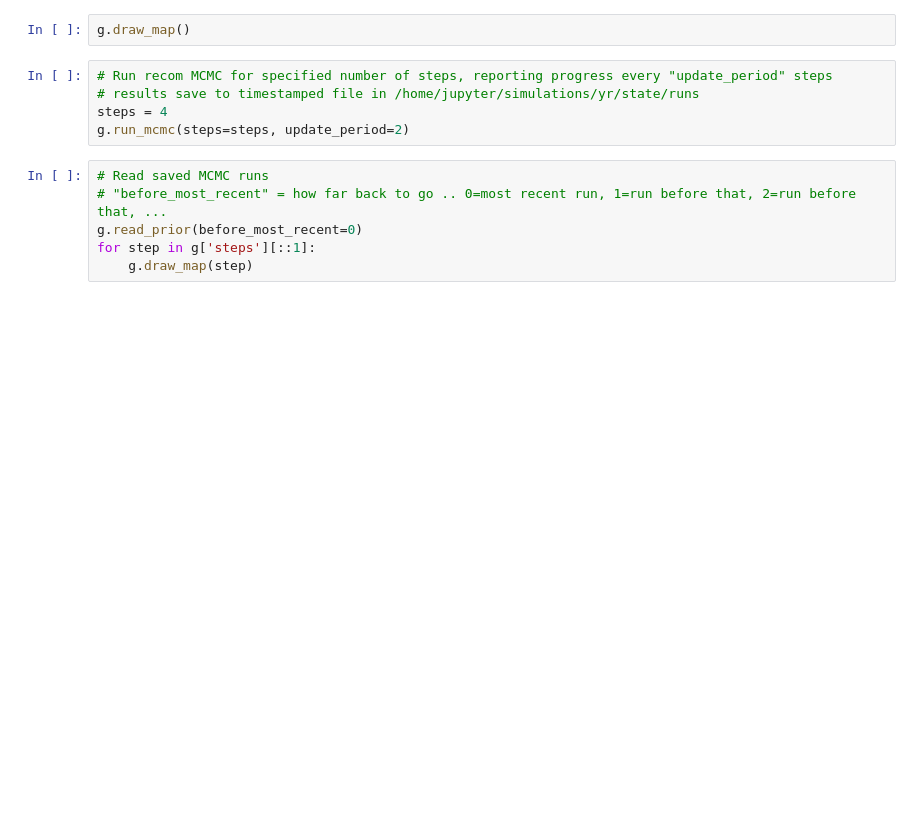
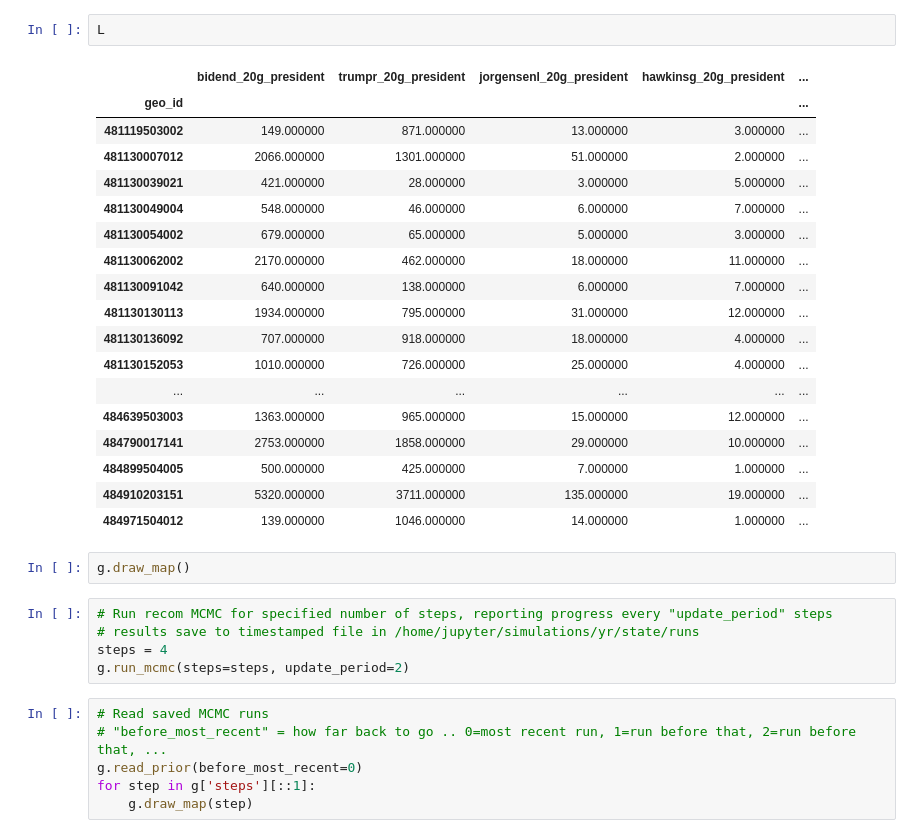
Before and after one commit to vianeyr6/MathVGerrmandering_CMAT_2021, a Jupyter notebook: Gerrymandering_v6.ipynb, the cells around one changed output. Drawn from its saved outputs; the diff is of its cells as text; blank space fills up the shorter version.

```diff
--- a/Gerrymandering_v6.ipynb
+++ b/Gerrymandering_v6.ipynb
@@ -673,3 +733,24 @@ I
+# %%
+L
+# %% [output]
+|  | bidend_20g_president | trumpr_20g_president | jorgensenl_20g_president | hawkinsg_20g_president | ... |
+| geo_id |  |  |  |  | ... |
+| 481119503002 | 149.000000 | 871.000000 | 13.000000 | 3.000000 | ... |
+| 481130007012 | 2066.000000 | 1301.000000 | 51.000000 | 2.000000 | ... |
+| 481130039021 | 421.000000 | 28.000000 | 3.000000 | 5.000000 | ... |
+| 481130049004 | 548.000000 | 46.000000 | 6.000000 | 7.000000 | ... |
+| 481130054002 | 679.000000 | 65.000000 | 5.000000 | 3.000000 | ... |
+| 481130062002 | 2170.000000 | 462.000000 | 18.000000 | 11.000000 | ... |
+| 481130091042 | 640.000000 | 138.000000 | 6.000000 | 7.000000 | ... |
+| 481130130113 | 1934.000000 | 795.000000 | 31.000000 | 12.000000 | ... |
+| 481130136092 | 707.000000 | 918.000000 | 18.000000 | 4.000000 | ... |
+| 481130152053 | 1010.000000 | 726.000000 | 25.000000 | 4.000000 | ... |
+| ... | ... | ... | ... | ... | ... |
+| 484639503003 | 1363.000000 | 965.000000 | 15.000000 | 12.000000 | ... |
+| 484790017141 | 2753.000000 | 1858.000000 | 29.000000 | 10.000000 | ... |
+| 484899504005 | 500.000000 | 425.000000 | 7.000000 | 1.000000 | ... |
+| 484910203151 | 5320.000000 | 3711.000000 | 135.000000 | 19.000000 | ... |
+| 484971504012 | 139.000000 | 1046.000000 | 14.000000 | 1.000000 | ... |
 # %%
 g.draw_map()
 # %%
```
Also changed, not shown: parts of 14 cells of this notebook, 1 other file.
